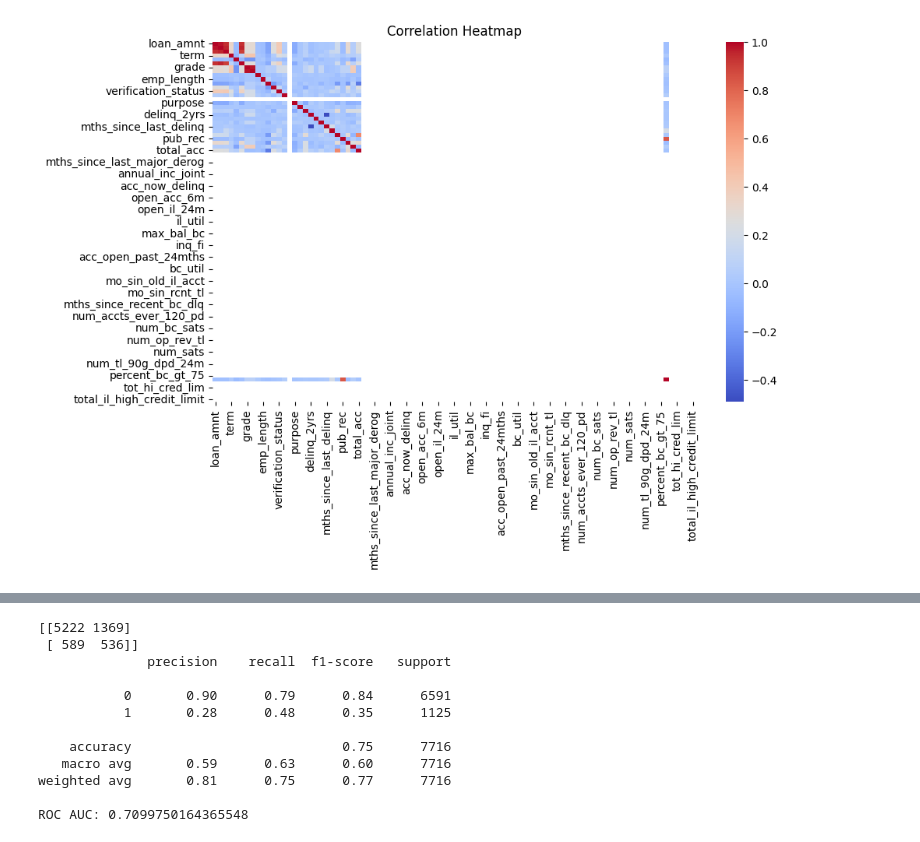
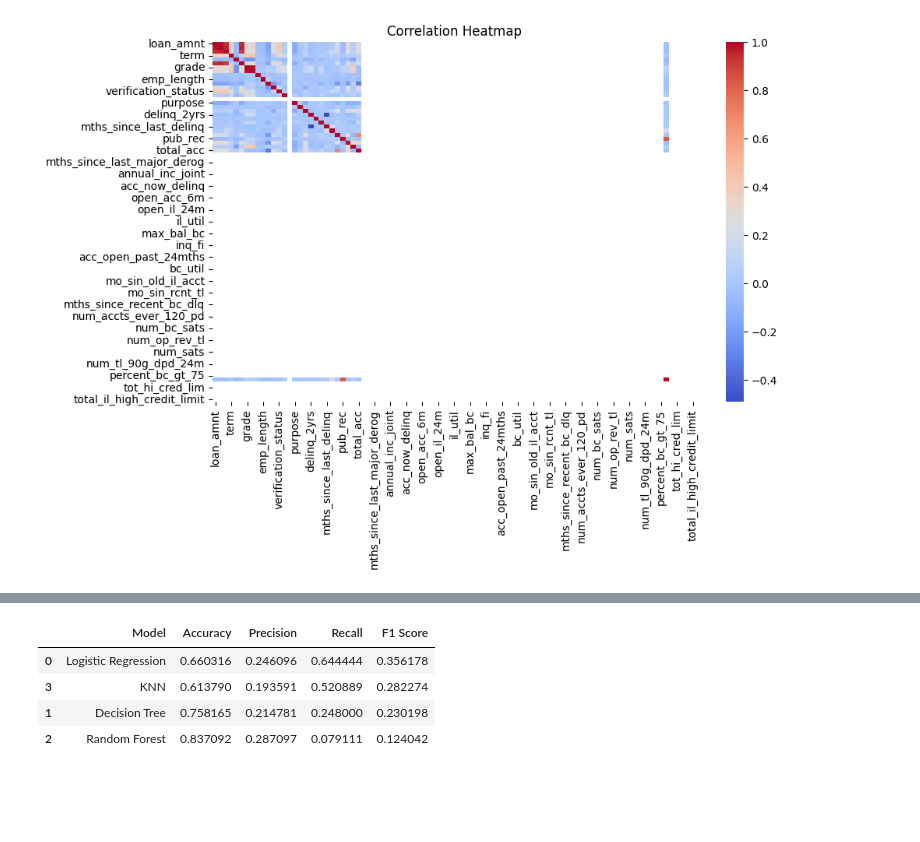
Before and after one commit to RudraMedatwal986947/Loan-Default-Prediction-Credit-Risk-Modeling--ML_Project-, a Jupyter notebook: notebooks/complete-1.ipynb, the cells around one changed output, grey strips where cells are left out. Cells and saved outputs as stored; diff of their text form; code cells hidden in the pictures; blank space fills up the shorter version.

```diff
--- a/notebooks/complete-1.ipynb
+++ b/notebooks/complete-1.ipynb
@@ -152,14 +148,14 @@ Please also refer to the documentation for alternative solver options:
 # %%
-lr_bal = LogisticRegression(
-    class_weight="balanced",
-    max_iter=1000
-)
+results = []
 
-lr_bal.fit(X_train,y_train)
+for name, model in models.items():
+    model.fit(X_train, y_train)
+    y_pred = model.predict(X_test)
 
-y_pred_bal = lr_bal.predict(X_test)
-y_prob_bal = lr_bal.predict_proba(X_test)[:,1]
-
-print(confusion_matrix(y_test,y_pred_bal))
-print(classification_report(y_test,y_pred_bal))
-print("ROC AUC:",roc_auc_score(y_test,y_prob_bal))
+    results.append({
+        "Model": name,
+        "Accuracy": accuracy_score(y_test, y_pred),
+        "Precision": precision_score(y_test, y_pred),
+        "Recall": recall_score(y_test, y_pred),
+        "F1 Score": f1_score(y_test, y_pred)
+    })
@@ -187,32 +162,11 @@ Please also refer to the documentation for alternative solver options:
-# %%
-rf = RandomForestClassifier(
-    n_estimators=150,
-    max_depth=12,
-    min_samples_split=20,
-    min_samples_leaf=10,
-    class_weight="balanced",
-    random_state=42,
-    n_jobs=-1
-)
-
-rf.fit(X_train, y_train)
-
-y_pred_rf = rf.predict(X_test)
-y_prob_rf = rf.predict_proba(X_test)[:,1]
-
-print(confusion_matrix(y_test,y_pred_rf))
-print(classification_report(y_test,y_pred_rf))
-print("ROC AUC:",roc_auc_score(y_test,y_prob_rf))
-# %% [output]
-[[5222 1369]
- [ 589  536]]
-              precision    recall  f1-score   support
-
-           0       0.90      0.79      0.84      6591
-           1       0.28      0.48      0.35      1125
-
-    accuracy                           0.75      7716
-   macro avg       0.59      0.63      0.60      7716
-weighted avg       0.81      0.75      0.77      7716
-
-ROC AUC: 0.7099750164365548
+# %%
+results_df = pd.DataFrame(results)
+results_df = results_df.sort_values(by="Recall", ascending=False)
+
+results_df
+# %% [output]
+|  | Model | Accuracy | Precision | Recall | F1 Score |
+| 0 | Logistic Regression | 0.660316 | 0.246096 | 0.644444 | 0.356178 |
+| 3 | KNN | 0.613790 | 0.193591 | 0.520889 | 0.282274 |
+| 1 | Decision Tree | 0.758165 | 0.214781 | 0.248000 | 0.230198 |
+| 2 | Random Forest | 0.837092 | 0.287097 | 0.079111 | 0.124042 |
```
Also changed, not shown: parts of 32 cells of this notebook, 7 other files.
